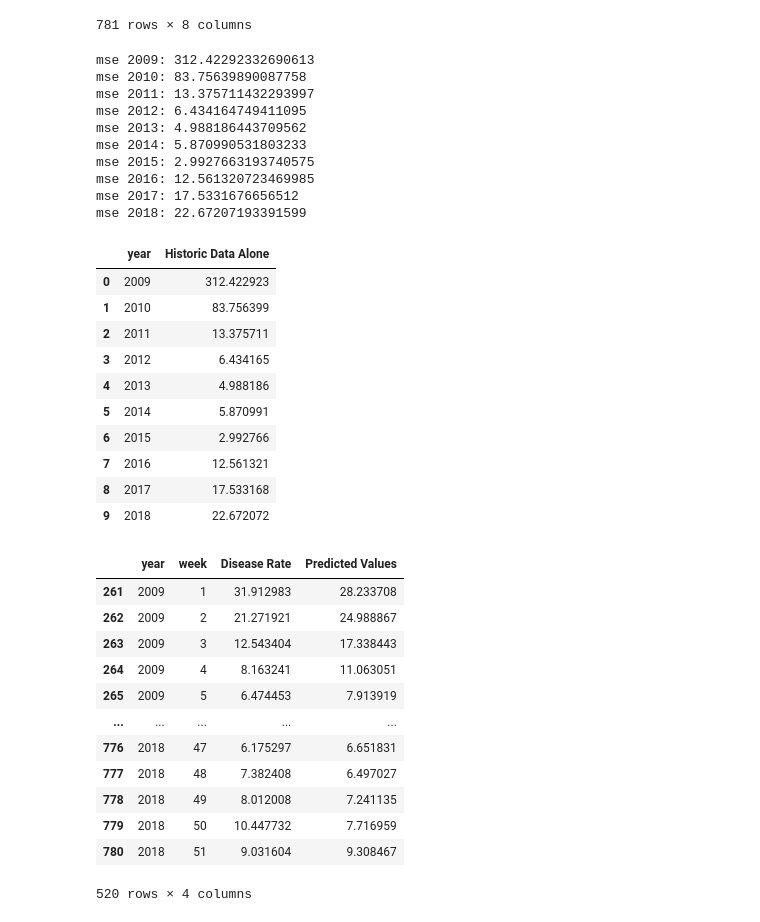
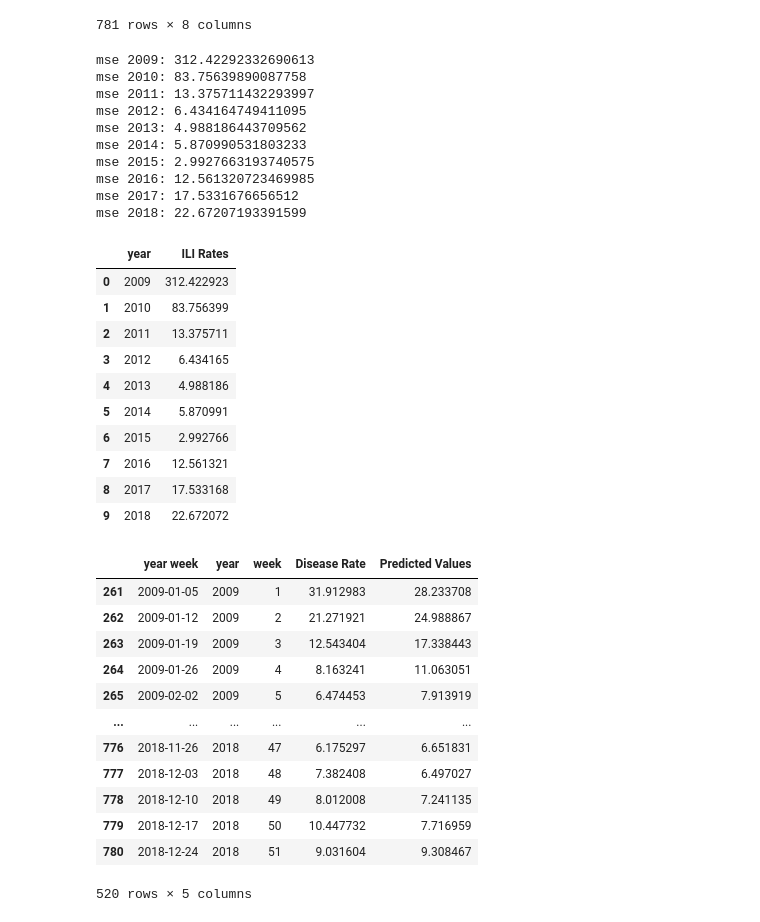
Before and after one commit to Influenza-Forecasting-Using-Online-Data/influenza-forecasting, a Jupyter notebook: models/Elastic Net.ipynb, the cells around one changed output. Drawn from its saved outputs; the diff is of its cells as text; code cells hidden in the pictures.

```diff
--- a/models/Elastic Net.ipynb
+++ b/models/Elastic Net.ipynb
@@ -92,7 +92,6 @@ def parameters(df):
     return min_a, min_l1
 # %%
 def elasticNet(df, alpha, l1):
-    persistence_df= create_persistence(df, 1)
     #train on previous 5 year
     mses= []
     coefs = []
@@ -121,7 +120,6 @@ def elasticNet(df, alpha, l1):
 #         X = scaler.transform(X)
 #         test_X = scaler.transform(test_X)
 
-        p_y_df = persistence_df[persistence_df['year week'].isin(test_values[:,0])]
 
 
         model = ElasticNet(alpha = alpha, l1_ratio = l1)
@@ -140,29 +138,5 @@ def elasticNet(df, alpha, l1):
         coef = model.coef_
         coefs.append(coef)
 
-#         fig, ax = plt.subplots(1, 1, figsize=(4, 4), constrained_layout=True)
 
-#         #plot
-#         ax.plot(test_values[:,0], predicted, label ="predicted") #test_values[:0] = year week
-#         ax.plot(test_values[:,0],test_y, label="ground truth")
-#         ax.plot(p_y_df["year week"], p_y_df["Persistance"].values, label="Persistence")
-#         plt.legend()
-#         plt.title("Year: {}".format(year))
-#         # Major ticks every half year, minor ticks every month,
-#         # ax.xaxis.set_major_locator(mdates.MonthLocator(bymonth=(1, 7)))
-#         # ax.xaxis.set_minor_locator(mdates.MonthLocator())
-#         start, end = ax.get_xlim()
-#         ax.xaxis.set_ticks(arange(start, end, 8))
-#         ax.grid(True)
-#         ax.set_ylabel('Disease Rate')
-
-#         # different formats:
-#         ax.set_title(year, loc='left', y=0.85, x=0.02, fontsize='medium')
-
-
-#         Text in the x axis will be displayed in 'YYYY-mm' format.
-#         ax.xaxis.set_major_formatter(mdates.DateFormatter('%Y-%d'))
-#         Rotates and right-aligns the x labels so they don't crowd each other.
-#         for label in ax.get_xticklabels(which='major'):
-#             label.set(rotation=30, horizontalalignment='right')
     return mses, coefs, predicteds
@@ -203,3 +180,14 @@ def create_persistence(data, shift, persistance_col_name='Persistance'):
     data_baseline[persistance_col_name] = data_baseline['Disease Rate'].shift(shift)
     data_baseline.drop(data_baseline.head(shift).index, inplace=True)  # drop first 'shift' num of rows
     return data_baseline
+# %%
+def create_pred_df(df, predicteds,weeks=0):
+    pred_df = df.filter(["year week","year", "week", "Disease Rate"])
+    pred_df = pred_df.loc[(df["year"] >= 2009)]
+    if weeks != 0:
+        shift = 1 - weeks
+        pred_df["Disease Rate"] = pred_df["Disease Rate"].shift(shift)
+        pred_df = pred_df.iloc[:shift,:]
+    pred_df["Predicted Values"] = predicteds
+    pred_df.to_csv("ILI Rate Data + {} Threshold Predicted Values.csv".format(i))
+    return pred_df
@@ -209,7 +225,7 @@ min_alpha, min_l1 = parameters(df)
 d = {'year':["2009", "2010", "2011", "2012", "2013", "2014", "2015", "2016", "2017","2018"]}
 mse_df = pd.DataFrame(data=d)
 mse_list, coef, predicteds = elasticNet(df, min_alpha, min_l1)
-mse_df["Historic Data Alone"]= mse_list
+mse_df["ILI Rates"]= mse_list
 mse_df
 # %% [output]
 mse 2009: 312.42292332690613
@@ -222,7 +238,7 @@ mse 2015: 2.9927663193740575
 mse 2016: 12.561320723469985
 mse 2017: 17.5331676656512
 mse 2018: 22.67207193391599
-|  | year | Historic Data Alone |
+|  | year | ILI Rates |
 | 0 | 2009 | 312.422923 |
 | 1 | 2010 | 83.756399 |
 | 2 | 2011 | 13.375711 |
@@ -234,22 +250,20 @@ mse 2018: 22.67207193391599
 | 8 | 2017 | 17.533168 |
 | 9 | 2018 | 22.672072 |
 # %%
-pred_df = df.filter(["year", "week", "Disease Rate"])
-pred_df = pred_df.loc[(df["year"] >= 2009)]
-pred_df["Predicted Values"] = predicteds
+pred_df = create_pred_df(df,predicteds)
 pred_df
 # %% [output]
-|  | year | week | Disease Rate | Predicted Values |
-| 261 | 2009 | 1 | 31.912983 | 28.233708 |
-| 262 | 2009 | 2 | 21.271921 | 24.988867 |
-| 263 | 2009 | 3 | 12.543404 | 17.338443 |
-| 264 | 2009 | 4 | 8.163241 | 11.063051 |
-| 265 | 2009 | 5 | 6.474453 | 7.913919 |
-| ... | ... | ... | ... | ... |
-| 776 | 2018 | 47 | 6.175297 | 6.651831 |
-| 777 | 2018 | 48 | 7.382408 | 6.497027 |
-| 778 | 2018 | 49 | 8.012008 | 7.241135 |
-| 779 | 2018 | 50 | 10.447732 | 7.716959 |
-| 780 | 2018 | 51 | 9.031604 | 9.308467 |
+|  | year week | year | week | Disease Rate | Predicted Values |
+| 261 | 2009-01-05 | 2009 | 1 | 31.912983 | 28.233708 |
+| 262 | 2009-01-12 | 2009 | 2 | 21.271921 | 24.988867 |
+| 263 | 2009-01-19 | 2009 | 3 | 12.543404 | 17.338443 |
+| 264 | 2009-01-26 | 2009 | 4 | 8.163241 | 11.063051 |
+| 265 | 2009-02-02 | 2009 | 5 | 6.474453 | 7.913919 |
+| ... | ... | ... | ... | ... | ... |
+| 776 | 2018-11-26 | 2018 | 47 | 6.175297 | 6.651831 |
+| 777 | 2018-12-03 | 2018 | 48 | 7.382408 | 6.497027 |
+| 778 | 2018-12-10 | 2018 | 49 | 8.012008 | 7.241135 |
+| 779 | 2018-12-17 | 2018 | 50 | 10.447732 | 7.716959 |
+| 780 | 2018-12-24 | 2018 | 51 | 9.031604 | 9.308467 |
-520 rows × 4 columns
+520 rows × 5 columns
 # %%
```
Also changed, not shown: parts of 15 cells of this notebook.
